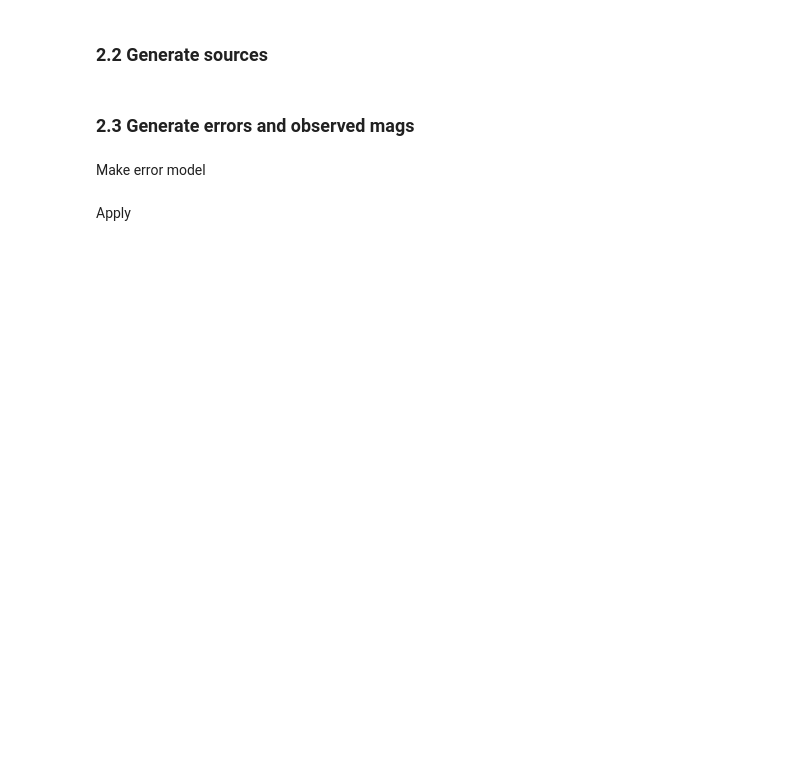
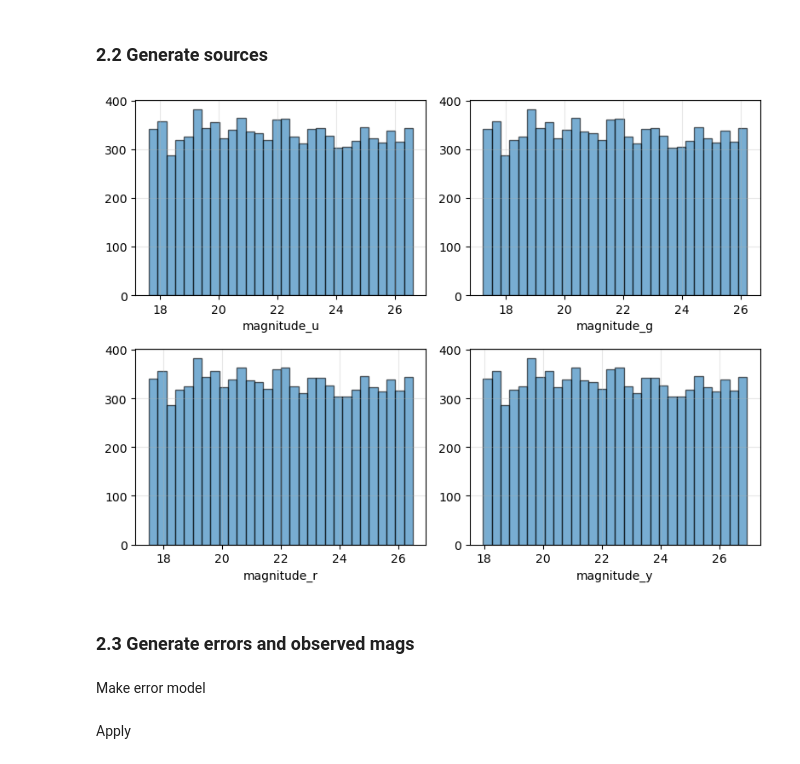
Before and after one commit to lephare-photoz/lephare, a Jupyter notebook: calibration/full_run.ipynb, the cells around one changed output. Saved outputs shown, nothing was run; the diff lists cells and outputs as text; code cells hidden in the pictures; blank space fills up the shorter version.

```diff
--- a/calibration/full_run.ipynb
+++ b/calibration/full_run.ipynb
@@ -86,6 +87,9 @@ All available spectrum have been downloaded and formated.
 # %%
 n_sources = 10000 # Number of sources to sample
 max_row_lephare = 10000 # Number of rows to loop on when zphota
+work_with_absmags = True
+if work_with_absmags == True:
+    return_dm = True
 # %% [markdown]
 ## **1. Run first LePHARE steps**
 # %% [markdown]
@@ -205,7 +209,7 @@ maglib
 # %%
 class MockPhotometry:
     @staticmethod
-    def generate_sources_from_magabs(mags, ref_index, mag_min, mag_max, N, method="uniform"):
+    def generate_sources_from_magabs(mags, ref_index, mag_min, mag_max, N, method="uniform", return_dm=False):
         """
         Generates N sources from a SED in magnitudes, with the reference band
         uniformly distributed between mag_min and mag_max. The other bands are
@@ -213,18 +217,20 @@ class MockPhotometry:
         """
         mags = np.array(mags)
         Nband = len(mags)
-
         if method == 'uniform':
             ref_mags = np.random.uniform(low=mag_min, high=mag_max, size=N)
             delta_M = ref_mags - mags[ref_index]
             sources = mags[None, :] + delta_M[:, None]
         else:
             raise NotImplementedError(f"Method '{method}' not implemented yet")
-
-        return sources
+        if return_dm == True:
+            return sources, delta_M[:, None]
+        else:
+            return sources
 
     @staticmethod
-    def generate_sources_from_table(table, mag_cols, ref_index, mag_min, mag_max, N_per_star, method="uniform", return_full_table=False):
+    def generate_sources_from_table(table, mag_cols, ref_index, mag_min, mag_max, N_per_star,
+                                    method="uniform", return_full_table=False, return_dm=False):
         """
         Generates mock sources from a Pandas table for each source.
         """
@@ -234,8 +240,8 @@ class MockPhotometry:
 
         for _, row in table.iterrows():
             mags = row[mag_cols].values
-            sources = MockPhotometry.generate_sources_from_magabs(mags, ref_index, mag_min, mag_max, N_per_star, method)
-
+            mock_mags = MockPhotometry.generate_sources_from_magabs(mags, ref_index, mag_min, mag_max, N_per_star, method, return_dm)
+            sources = mock_mags[0] if return_dm == True else mock_mags
             df_sources = pd.DataFrame(sources, columns=mag_cols)
 
             if return_full_table:
@@ -250,6 +256,11 @@ class MockPhotometry:
             mock_list.append(df_sources)
 
         df_mock = pd.concat(mock_list, ignore_index=True)
+
+        if return_dm == True:
+            sources_dm = mock_mags[1]
+            df_mock["mag_dm"] = sources_dm
+
         return df_mock
 
     @staticmethod
@@ -322,9 +333,12 @@ mock_mags = MockPhotometry.generate_sources_from_table(table=maglib,
     mag_max=26.5,
     N_per_star=n_sources,
     method='uniform',
-    return_full_table=True)
+    return_full_table=True,
+    return_dm=return_dm)
 # %%
-# pt.plot_histograms(mock_mags, ["magnitude_u", "magnitude_g", "magnitude_r", "magnitude_y"], alpha=0.6, edgecolor="k")
+pt.plot_histograms(mock_mags, ["magnitude_u", "magnitude_g", "magnitude_r", "magnitude_y"], alpha=0.6, edgecolor="k")
+# %% [output]
+[figure, added]
 # %% [markdown]
 ### 2.3 Generate errors and observed mags
 # %%
```
Also changed, not shown: parts of 19 cells of this notebook, 1 other file.
